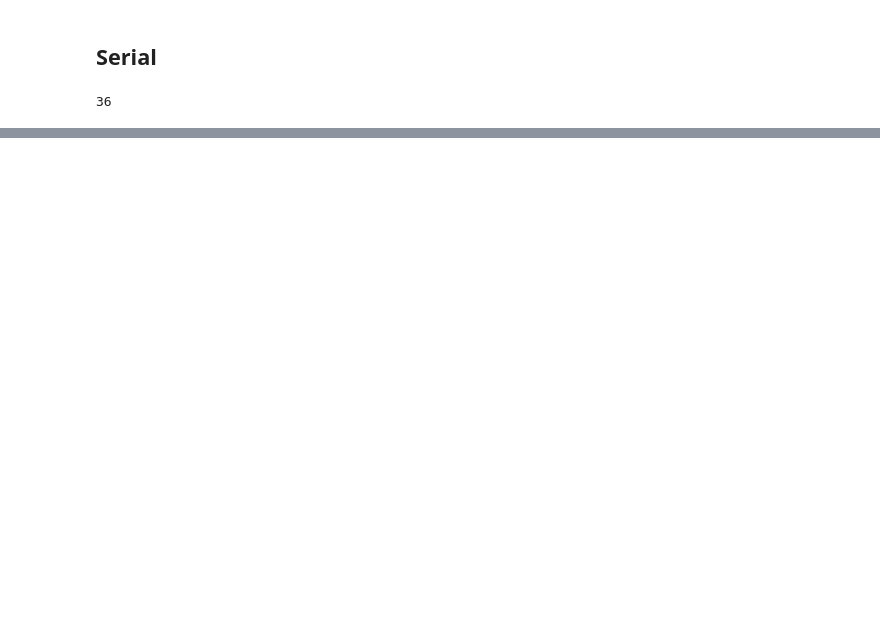
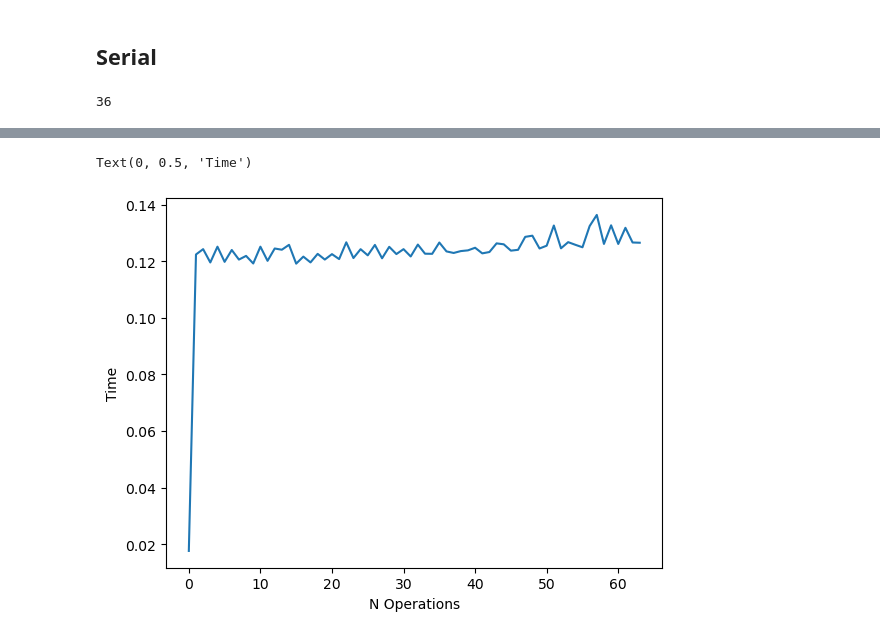
Before and after one commit to nbachand/graphBEM, a Jupyter notebook: daskTest.ipynb, the cells around one changed output, grey strips where cells are left out. Saved outputs shown, nothing was run; the diff lists cells and outputs as text; code cells hidden in the pictures; blank space fills up the shorter version.

Commit message:
dask client parrallelizes correctly!

```diff
--- a/daskTest.ipynb
+++ b/daskTest.ipynb
@@ -63,0 +68,4 @@ z
+# %%
+from dask.distributed import Client
+client = Client()
+client
@@ -63,0 +86,26 @@ z
+# %%
+def inc(x):
+    sleep(.1)
+    return x + 1
+
+
+def add(nums):
+    # sleep(1)
+    return sum(nums)
+
+operations = np.arange(64)
+times = []
+for j in operations:
+    nums = []
+    start = time()
+    A = client.map(inc, range(j))
+    total = client.submit(add, A)
+    total.result()
+    end = time()
+    times.append(end - start)
+plt.plot(operations, times)
+plt.xlabel("N Operations")
+plt.ylabel("Time")
+# %% [output]
+Text(0, 0.5, 'Time')
+[figure, added]
```
Also changed, not shown: parts of 5 cells of this notebook, 2 other files.
